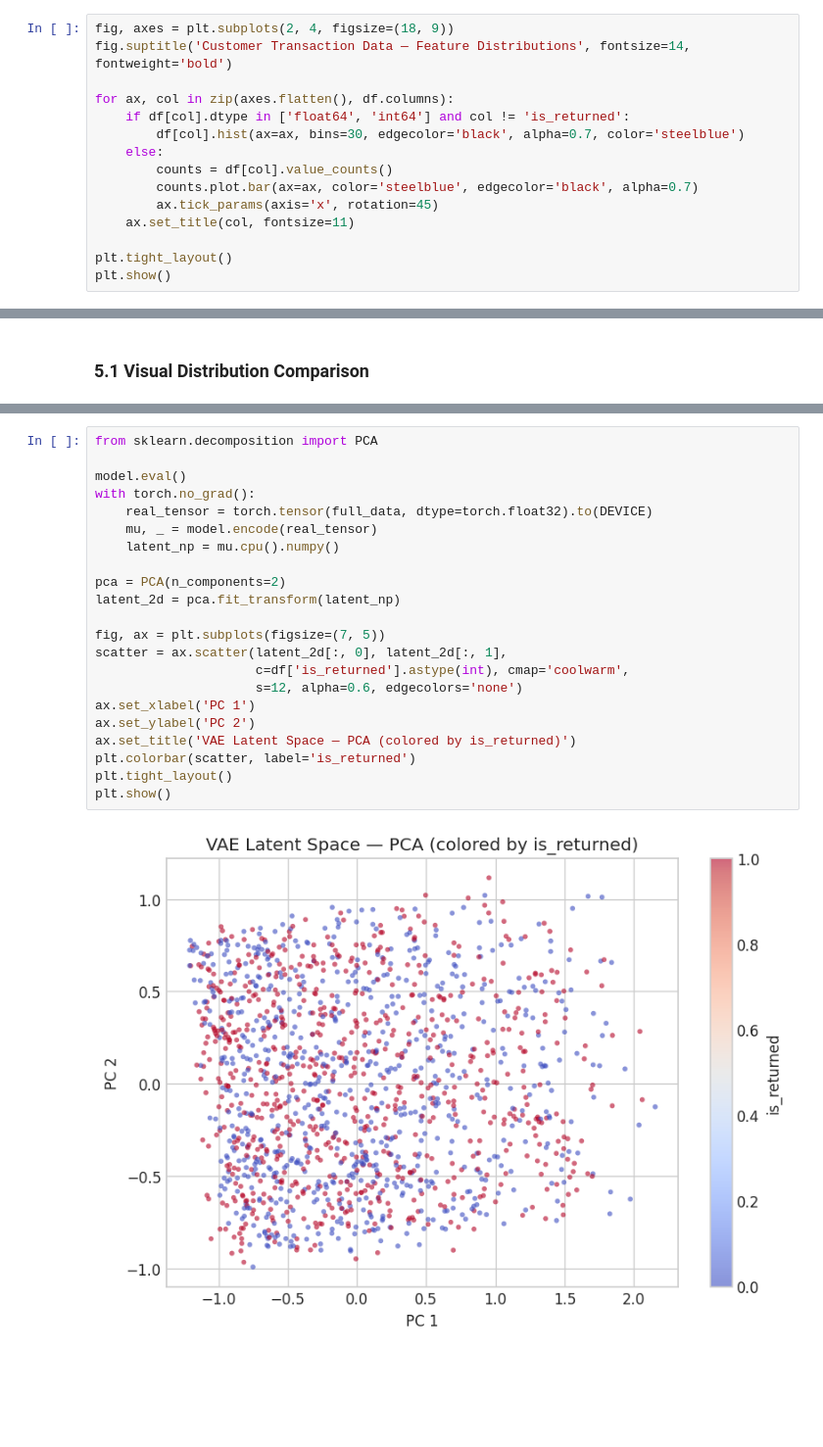
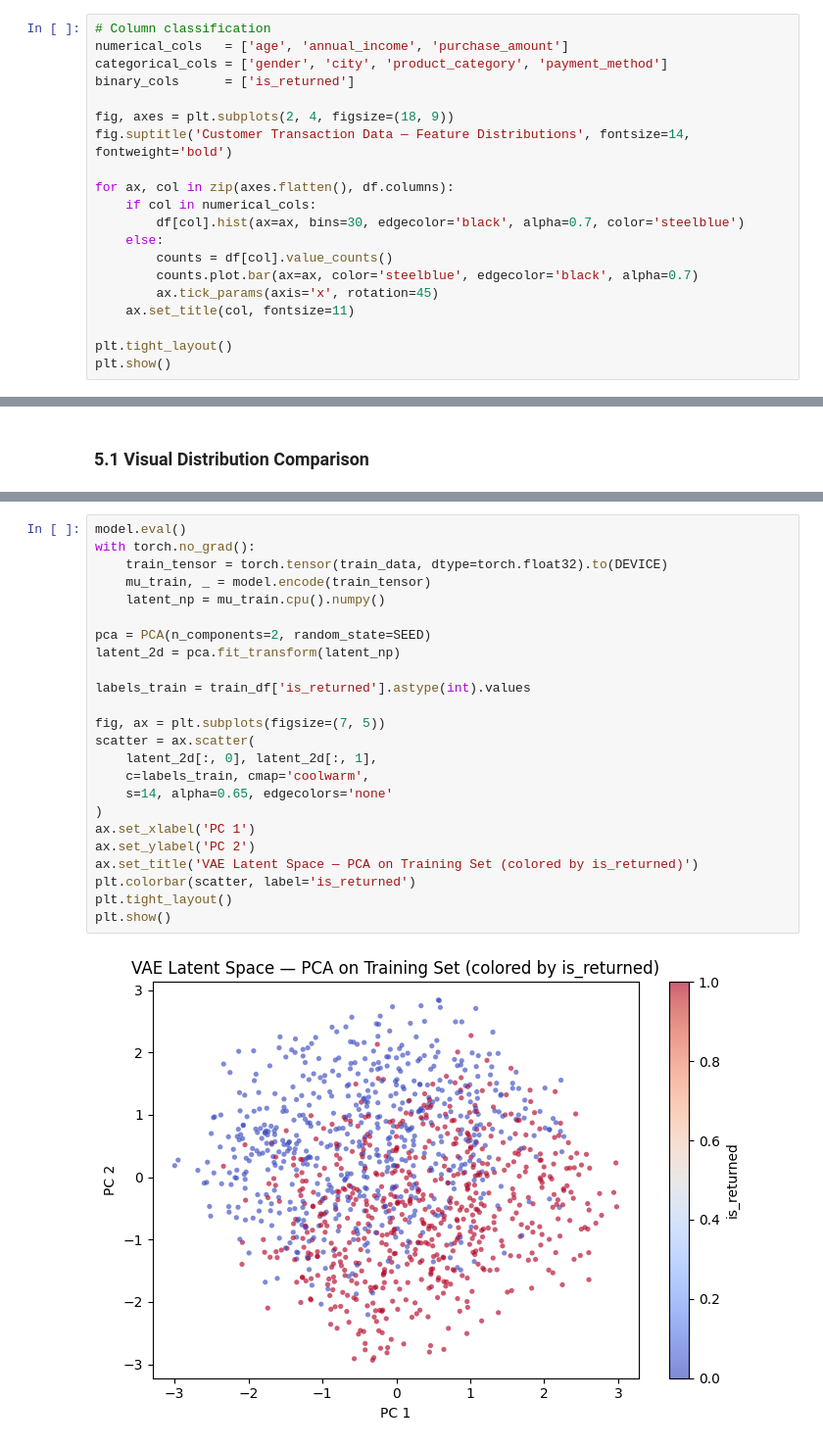
Before and after one commit to saideepaksana/Fraud-Analytics, a Jupyter notebook: Assignment3/SyntheticDataGen.ipynb, the cells around one changed output, grey strips where cells are left out. Shown at 98% size. Saved outputs shown, nothing was run; the diff lists cells and outputs as text; blank space fills up the shorter version.

```diff
--- a/Assignment3/SyntheticDataGen.ipynb
+++ b/Assignment3/SyntheticDataGen.ipynb
@@ -106,11 +130,16 @@ df.describe()
 # %% [markdown]
 ### 1.2 Exploratory Data Analysis
 # %%
+# Column classification
+numerical_cols   = ['age', 'annual_income', 'purchase_amount']
+categorical_cols = ['gender', 'city', 'product_category', 'payment_method']
+binary_cols      = ['is_returned']
+
 fig, axes = plt.subplots(2, 4, figsize=(18, 9))
 fig.suptitle('Customer Transaction Data — Feature Distributions', fontsize=14, fontweight='bold')
 
 for ax, col in zip(axes.flatten(), df.columns):
-    if df[col].dtype in ['float64', 'int64'] and col != 'is_returned':
+    if col in numerical_cols:
         df[col].hist(ax=ax, bins=30, edgecolor='black', alpha=0.7, color='steelblue')
     else:
         counts = df[col].value_counts()
@@ -691,25 +1063,27 @@ codes for all real data).
 # %%
-from sklearn.decomposition import PCA
-
 model.eval()
 with torch.no_grad():
-    real_tensor = torch.tensor(full_data, dtype=torch.float32).to(DEVICE)
-    mu, _ = model.encode(real_tensor)
-    latent_np = mu.cpu().numpy()
+    train_tensor = torch.tensor(train_data, dtype=torch.float32).to(DEVICE)
+    mu_train, _ = model.encode(train_tensor)
+    latent_np = mu_train.cpu().numpy()
 
-pca = PCA(n_components=2)
+pca = PCA(n_components=2, random_state=SEED)
 latent_2d = pca.fit_transform(latent_np)
 
+labels_train = train_df['is_returned'].astype(int).values
+
 fig, ax = plt.subplots(figsize=(7, 5))
-scatter = ax.scatter(latent_2d[:, 0], latent_2d[:, 1],
-                     c=df['is_returned'].astype(int), cmap='coolwarm',
-                     s=12, alpha=0.6, edgecolors='none')
+scatter = ax.scatter(
+    latent_2d[:, 0], latent_2d[:, 1],
+    c=labels_train, cmap='coolwarm',
+    s=14, alpha=0.65, edgecolors='none'
+)
 ax.set_xlabel('PC 1')
 ax.set_ylabel('PC 2')
-ax.set_title('VAE Latent Space — PCA (colored by is_returned)')
+ax.set_title('VAE Latent Space — PCA on Training Set (colored by is_returned)')
 plt.colorbar(scatter, label='is_returned')
 plt.tight_layout()
 plt.show()
 # %% [output]
-[figure, old version]
+[figure, new version]
 # %% [markdown]
```
Also changed, not shown: parts of 49 cells of this notebook, 10 other files.
